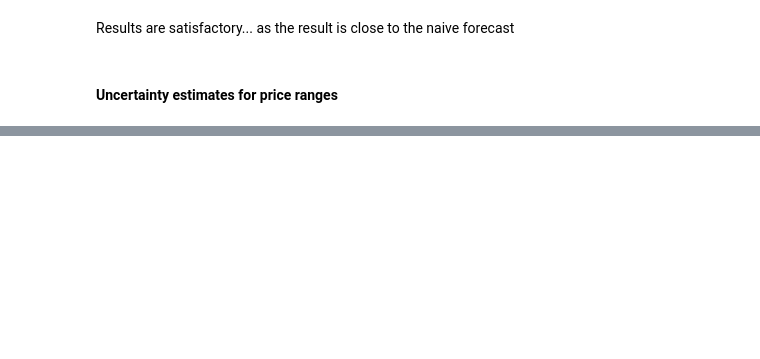
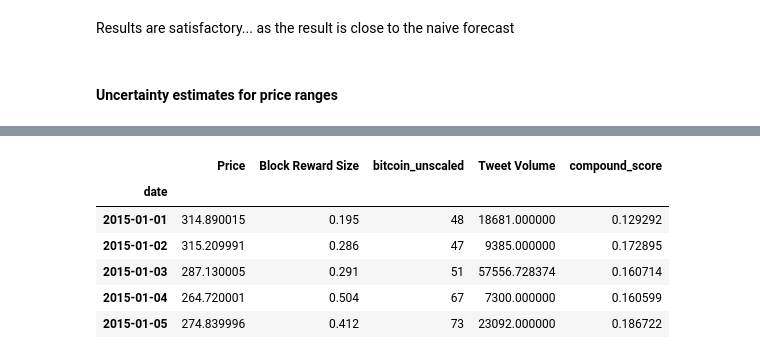
Before and after one commit to Ammar-Raneez/BitForecast, a Jupyter notebook: ml/notebooks/model/multivariate.ipynb, the cells around one changed output, grey strips where cells are left out. Cells and saved outputs as stored; diff of their text form; code cells hidden in the pictures; blank space fills up the shorter version.

```diff
--- a/ml/notebooks/model/multivariate.ipynb
+++ b/ml/notebooks/model/multivariate.ipynb
@@ -772,0 +810,14 @@ point forecast: [39399.7   39924.375 39529.062 38001.246 37288.914 37399.586 361
+# %%
+data['date'] = pd.to_datetime(data['date'])
+data.set_index('date', inplace=True)
+data.rename(columns={ 'close': 'Price' }, inplace=True)
+data.drop(['volume', 'change_percent'], axis=1, inplace=True)
+data.head()
+# %% [output]
+|  | Price | Block Reward Size | bitcoin_unscaled | Tweet Volume | compound_score |
+| date |  |  |  |  |  |
+| 2015-01-01 | 314.890015 | 0.195 | 48 | 18681.000000 | 0.129292 |
+| 2015-01-02 | 315.209991 | 0.286 | 47 | 9385.000000 | 0.172895 |
+| 2015-01-03 | 287.130005 | 0.291 | 51 | 57556.728374 | 0.160714 |
+| 2015-01-04 | 264.720001 | 0.504 | 67 | 7300.000000 | 0.160599 |
+| 2015-01-05 | 274.839996 | 0.412 | 73 | 23092.000000 | 0.186722 |
```
Also changed, not shown: parts of 25 cells of this notebook, 2 other files.
